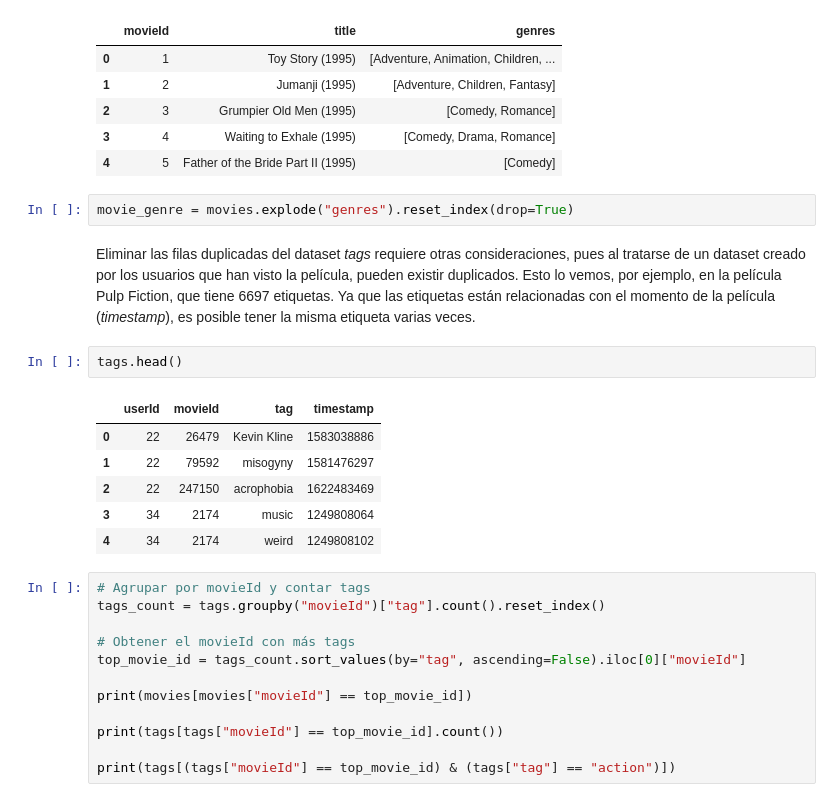
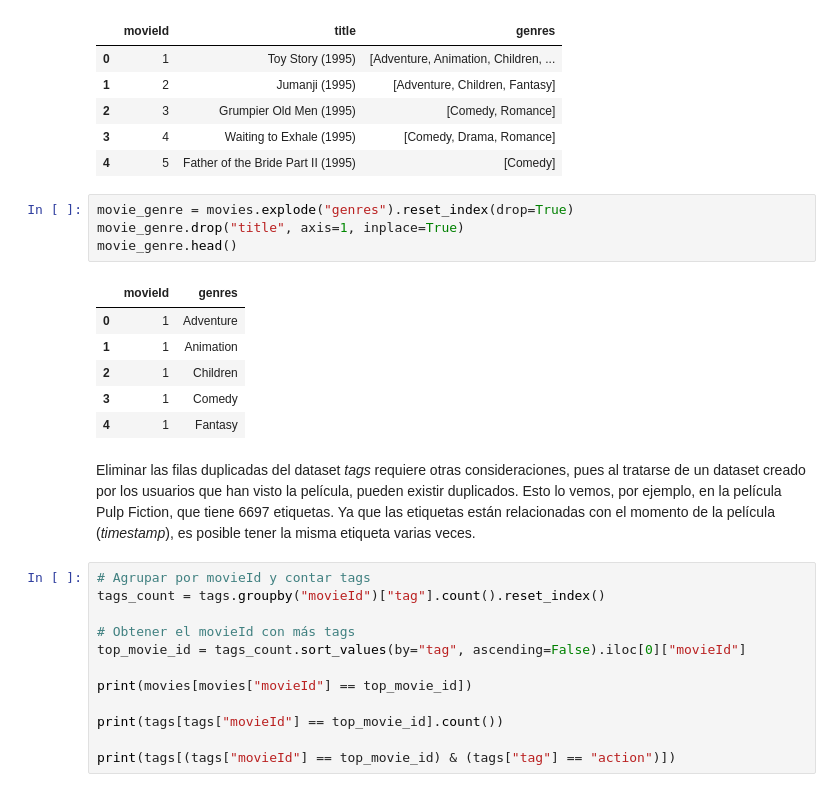
Before and after one commit to magy509/ingenieropg80.Proyecto_final_madre, a Jupyter notebook: src/eda.ipynb, the cells around one changed output. Cells and saved outputs as stored; diff of their text form.

```diff
--- a/src/eda.ipynb
+++ b/src/eda.ipynb
@@ -126,17 +104,17 @@ movies.head()
 | 4 | 5 | Father of the Bride Part II (1995) | [Comedy] |
 # %%
 movie_genre = movies.explode("genres").reset_index(drop=True)
+movie_genre.drop("title", axis=1, inplace=True)
+movie_genre.head()
+# %% [output]
+|  | movieId | genres |
+| 0 | 1 | Adventure |
+| 1 | 1 | Animation |
+| 2 | 1 | Children |
+| 3 | 1 | Comedy |
+| 4 | 1 | Fantasy |
 # %% [markdown]
 Eliminar las filas duplicadas del dataset *tags* requiere otras consideraciones, pues al tratarse de un dataset creado por los usuarios que han visto la película, pueden existir duplicados. Esto lo vemos, por ejemplo, en la película Pulp Fiction, que tiene 6697 etiquetas. Ya que las etiquetas están relacionadas con el momento de la película (*timestamp*), es posible tener la misma etiqueta varias veces.
-# %%
-tags.head()
-# %% [output]
-|  | userId | movieId | tag | timestamp |
-| 0 | 22 | 26479 | Kevin Kline | 1583038886 |
-| 1 | 22 | 79592 | misogyny | 1581476297 |
-| 2 | 22 | 247150 | acrophobia | 1622483469 |
-| 3 | 34 | 2174 | music | 1249808064 |
-| 4 | 34 | 2174 | weird | 1249808102 |
 # %%
 # Agrupar por movieId y contar tags
 tags_count = tags.groupby("movieId")["tag"].count().reset_index()
```
Also changed, not shown: parts of 12 cells of this notebook.
